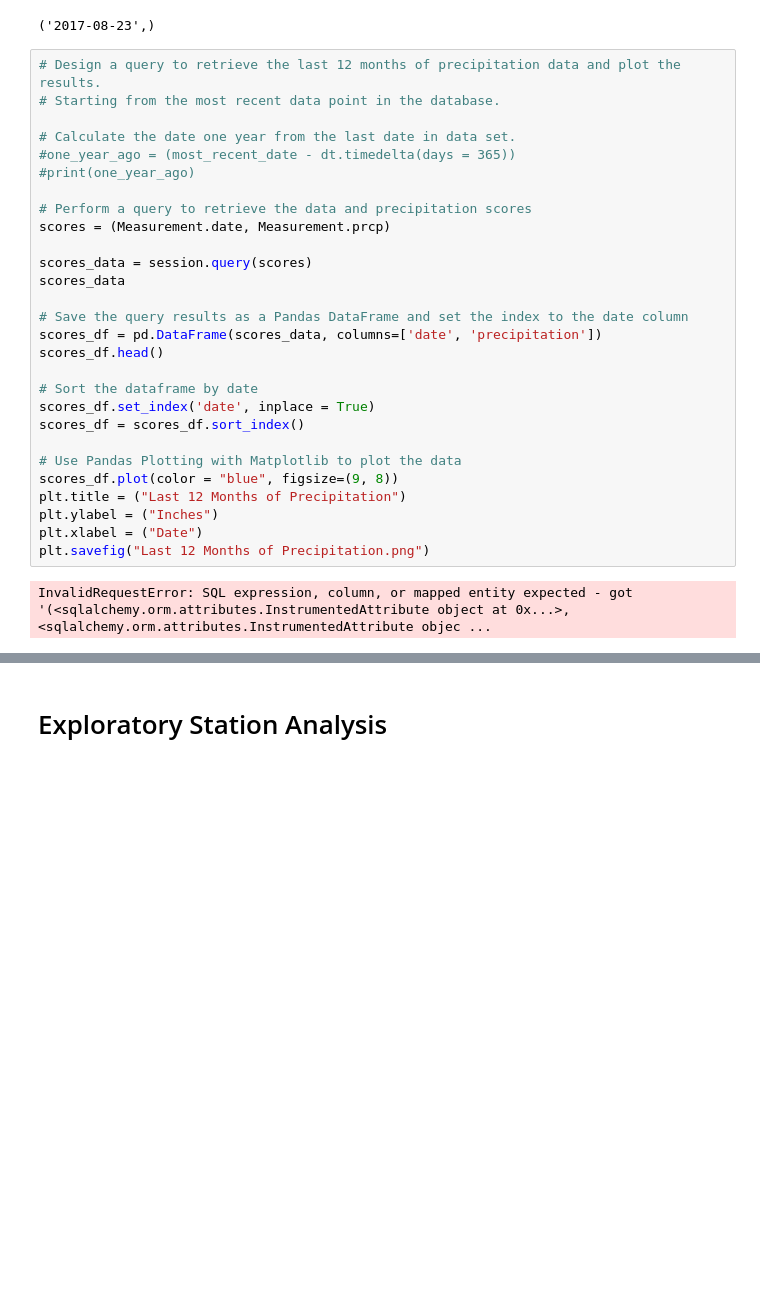
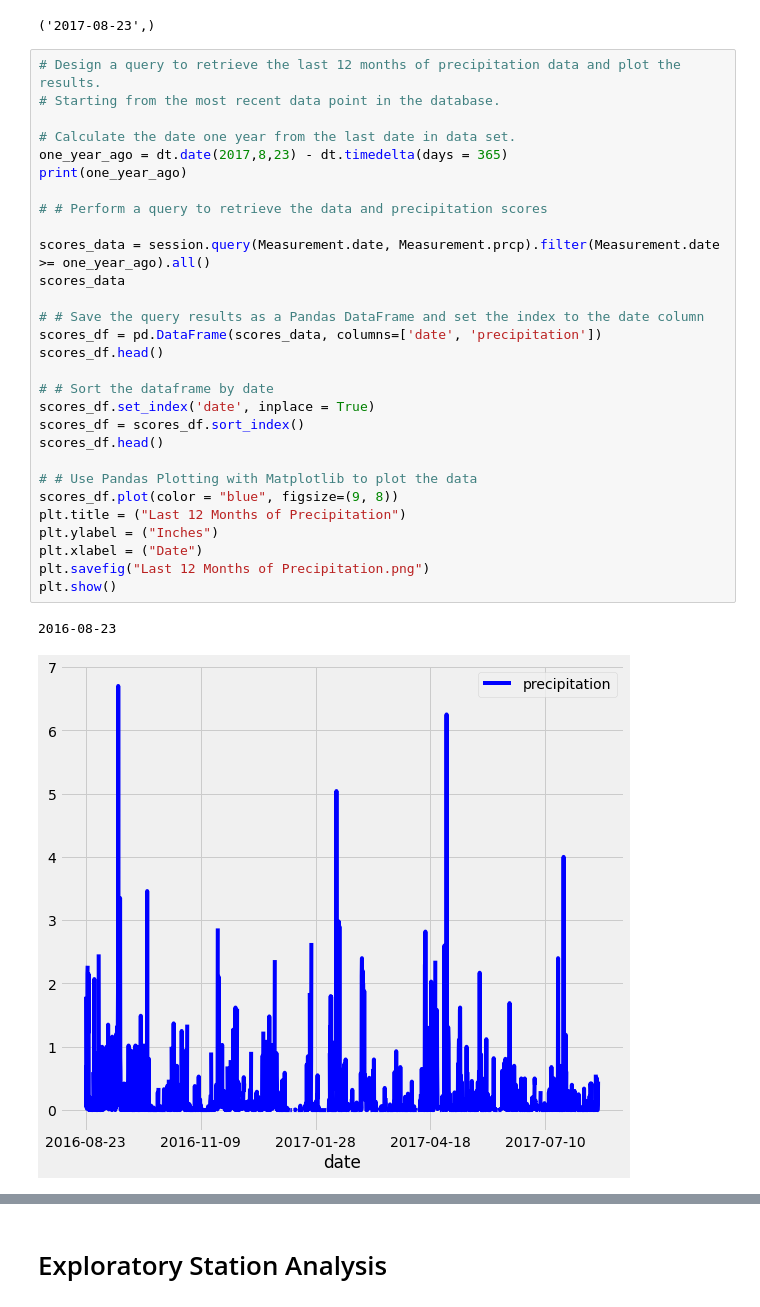
Before and after one commit to LauraHertzog/sqlalchemy-challenge, a Jupyter notebook: Instructions/climate_Hertzog.ipynb, the cells around one changed output, grey strips where cells are left out. Saved outputs shown, nothing was run; the diff lists cells and outputs as text; blank space fills up the shorter version.

```diff
--- a/Instructions/climate_Hertzog.ipynb
+++ b/Instructions/climate_Hertzog.ipynb
@@ -47,33 +47,35 @@ print(most_recent_date)
 # %%
 # Design a query to retrieve the last 12 months of precipitation data and plot the results.
 # Starting from the most recent data point in the database.
 
 # Calculate the date one year from the last date in data set.
-#one_year_ago = (most_recent_date - dt.timedelta(days = 365))
-#print(one_year_ago)
+one_year_ago = dt.date(2017,8,23) - dt.timedelta(days = 365)
+print(one_year_ago)
 
-# Perform a query to retrieve the data and precipitation scores
-scores = (Measurement.date, Measurement.prcp)
+# # Perform a query to retrieve the data and precipitation scores
 
-scores_data = session.query(scores)
+scores_data = session.query(Measurement.date, Measurement.prcp).filter(Measurement.date >= one_year_ago).all()
 scores_data
 
-# Save the query results as a Pandas DataFrame and set the index to the date column
+# # Save the query results as a Pandas DataFrame and set the index to the date column
 scores_df = pd.DataFrame(scores_data, columns=['date', 'precipitation'])
 scores_df.head()
 
-# Sort the dataframe by date
+# # Sort the dataframe by date
 scores_df.set_index('date', inplace = True)
 scores_df = scores_df.sort_index()
+scores_df.head()
 
-# Use Pandas Plotting with Matplotlib to plot the data
+# # Use Pandas Plotting with Matplotlib to plot the data
 scores_df.plot(color = "blue", figsize=(9, 8))
 plt.title = ("Last 12 Months of Precipitation")
 plt.ylabel = ("Inches")
 plt.xlabel = ("Date")
 plt.savefig("Last 12 Months of Precipitation.png")
+plt.show()
 # %% [output]
-InvalidRequestError: SQL expression, column, or mapped entity expected - got '(<sqlalchemy.orm.attributes.InstrumentedAttribute object at 0x...>, <sqlalchemy.orm.attributes.InstrumentedAttribute objec ...
+2016-08-23
+[figure, added]
 # %%
 # Use Pandas to calcualte the summary statistics for the precipitation data
 scores_df.describe()
```
Also changed, not shown: parts of 9 cells of this notebook, 1 other file.
